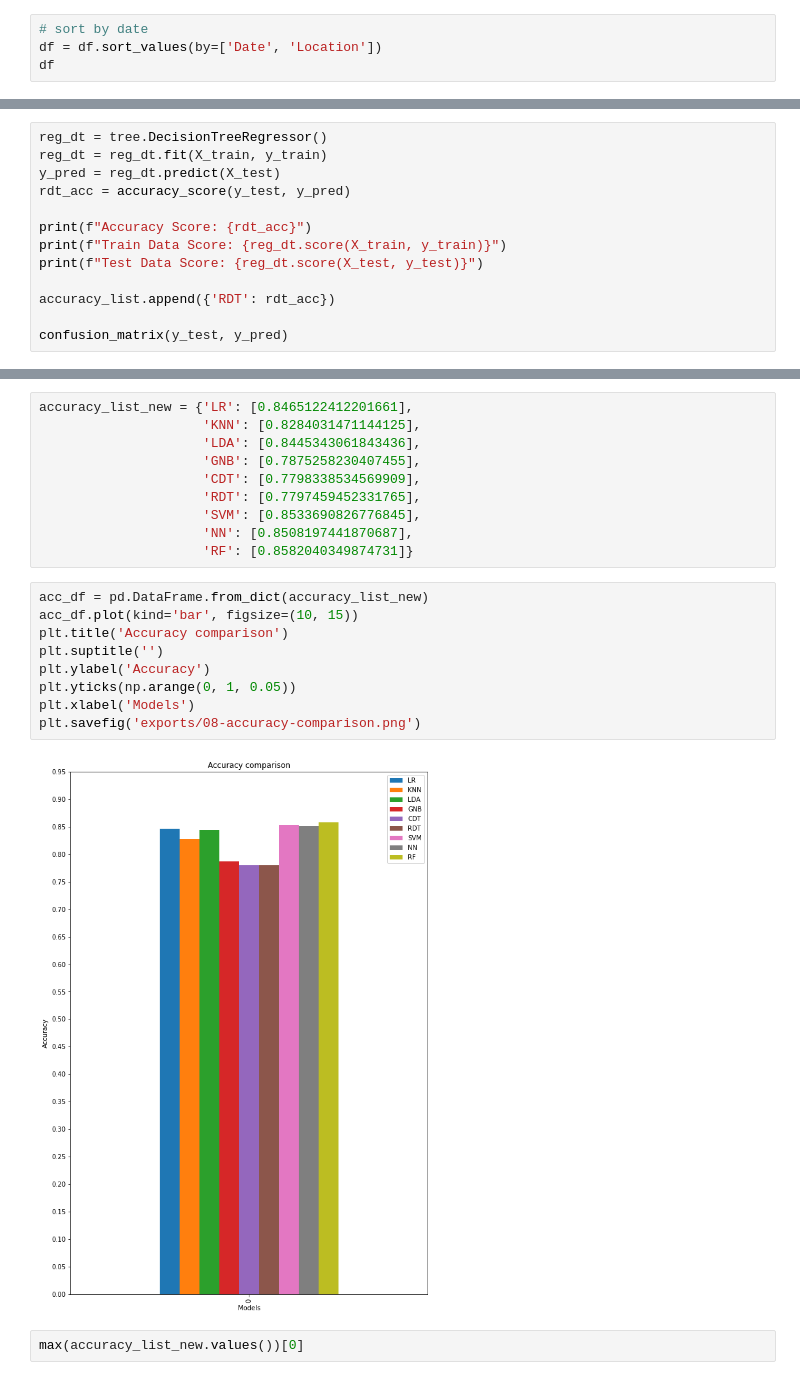
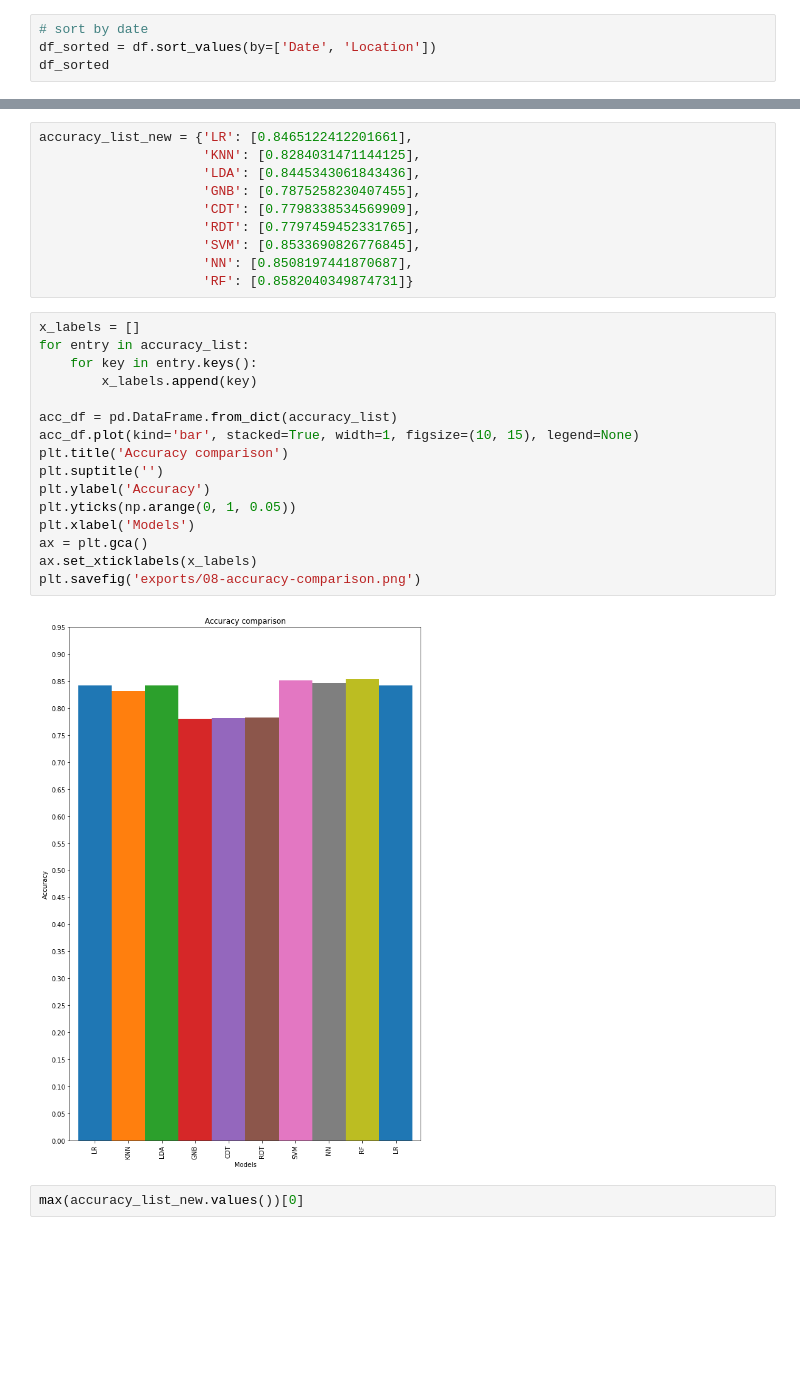
Before and after one commit to rrancerr/jku-data-mining-ws-21, a Jupyter notebook: assignment-05/assignment-05.ipynb, the cells around one changed output, grey strips where cells are left out. Drawn from its saved outputs; the diff is of its cells as text; blank space fills up the shorter version.

```diff
--- a/assignment-05/assignment-05.ipynb
+++ b/assignment-05/assignment-05.ipynb
@@ -119,8 +119,8 @@ dtypes: float64(16), object(7)
 memory usage: 20.0+ MB
 # %%
 # sort by date
-df = df.sort_values(by=['Date', 'Location'])
-df
+df_sorted = df.sort_values(by=['Date', 'Location'])
+df_sorted
 # %% [output]
 |  | Date | Location | MinTemp | MaxTemp | Rainfall | Evaporation | Sunshine | WindGustDir | WindGustSpeed | ... |
 | 5903 | 2007-11-01 | Canberra | 8.0 | 24.3 | 0.0 | 3.4 | 6.3 | NW | 30.0 | ... |
@@ -578,13 +564,0 @@ array([[15079,  2632],
-# %%
-reg_dt = tree.DecisionTreeRegressor()
-reg_dt = reg_dt.fit(X_train, y_train)
-y_pred = reg_dt.predict(X_test)
-rdt_acc = accuracy_score(y_test, y_pred)
-
-print(f"Accuracy Score: {rdt_acc}")
-print(f"Train Data Score: {reg_dt.score(X_train, y_train)}")
-print(f"Test Data Score: {reg_dt.score(X_test, y_test)}")
-
-accuracy_list.append({'RDT': rdt_acc})
-
-confusion_matrix(y_test, y_pred)
@@ -674,16 +642,23 @@ accuracy_list_new = {'LR': [0.8465122412201661],
                      'NN': [0.8508197441870687],
                      'RF': [0.8582040349874731]}
 # %%
-acc_df = pd.DataFrame.from_dict(accuracy_list_new)
-acc_df.plot(kind='bar', figsize=(10, 15))
+x_labels = []
+for entry in accuracy_list:
+    for key in entry.keys():
+        x_labels.append(key)
+
+acc_df = pd.DataFrame.from_dict(accuracy_list)
+acc_df.plot(kind='bar', stacked=True, width=1, figsize=(10, 15), legend=None)
 plt.title('Accuracy comparison')
 plt.suptitle('')
 plt.ylabel('Accuracy')
 plt.yticks(np.arange(0, 1, 0.05))
 plt.xlabel('Models')
+ax = plt.gca()
+ax.set_xticklabels(x_labels)
 plt.savefig('exports/08-accuracy-comparison.png')
 # %% [output]
-[figure, old version]
+[figure, new version]
 # %%
 max(accuracy_list_new.values())[0]
 # %% [output]
```
Also changed, not shown: parts of 19 cells of this notebook, 18 other files.
